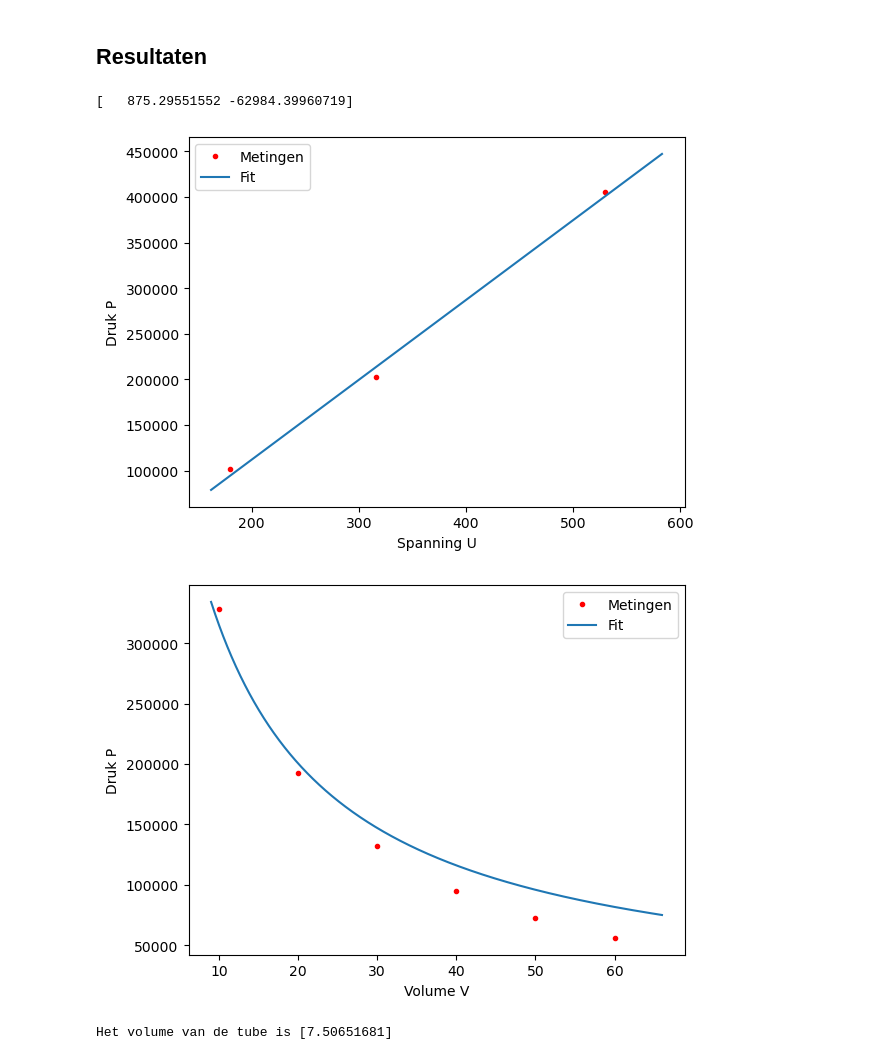
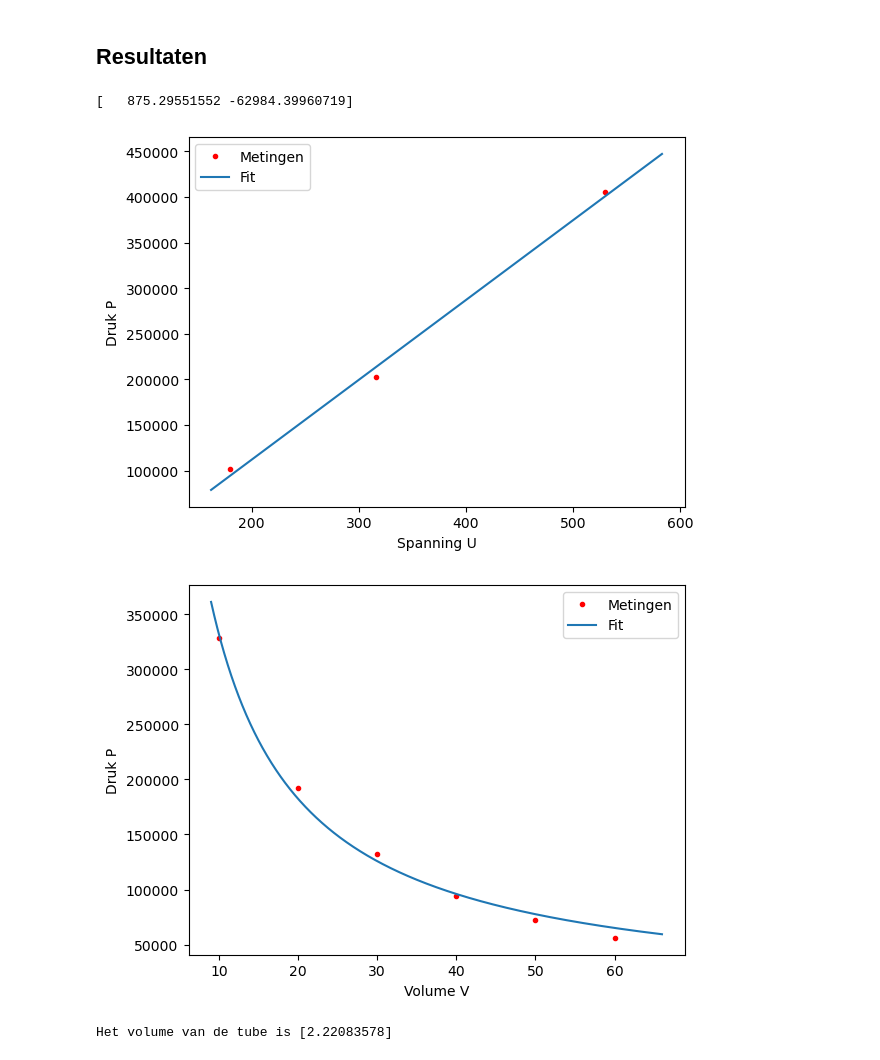
Before and after one commit to FelixJacobs11/TUAmsterdam, a Jupyter notebook: Content/Labs/Druk/druksensorijken.ipynb, the cells around one changed output. Cells and saved outputs as stored; diff of their text form; code cells hidden in the pictures.

```diff
--- a/Content/Labs/Druk/druksensorijken.ipynb
+++ b/Content/Labs/Druk/druksensorijken.ipynb
@@ -122,35 +122,34 @@ plt.show()
 U_deel_2=np.array([136,155,180,223,292,447])
 V_deel_2=np.array([60,50,40,30,20,10])
 
-P_avg_1=np.average(P_druk_1)
-V_avg_1=np.average(V_deel_1)
 
-Drk_Vol_const=P_avg_1*V_avg_1
+
+Drk_Vol_const=np.mean(P_druk_1*V_deel_1)
 
 def DrukVol(V,V_sys):
     return Drk_Vol_const/(V+V_sys)
 
 
 P_druk_2=Druk(U_deel_2,values_1[0],values_1[1])
 
 values_2, pcov_2=curve_fit(DrukVol,V_deel_2,P_druk_2)
 
 
 V_fit_2=np.linspace(0.9*min(V_deel_2),1.1*max(V_deel_2),1000)
 P_fit_2=(Drk_Vol_const/(V_fit_2+values_2[0]))
 
 
 plt.figure()
 plt.plot(V_deel_2, P_druk_2, "r.", label="Metingen")
 plt.plot(V_fit_2, P_fit_2, label="Fit")
 plt.xlabel("Volume V")
 plt.ylabel("Druk P")
 plt.legend()
 plt.show()
 
 print('Het volume van de tube is', values_2)
 # %% [output]
 [   875.29551552 -62984.39960719]
 [figure]
-[figure, old version]
+[figure, new version]
-Het volume van de tube is [7.50651681]
+Het volume van de tube is [2.22083578]
```
